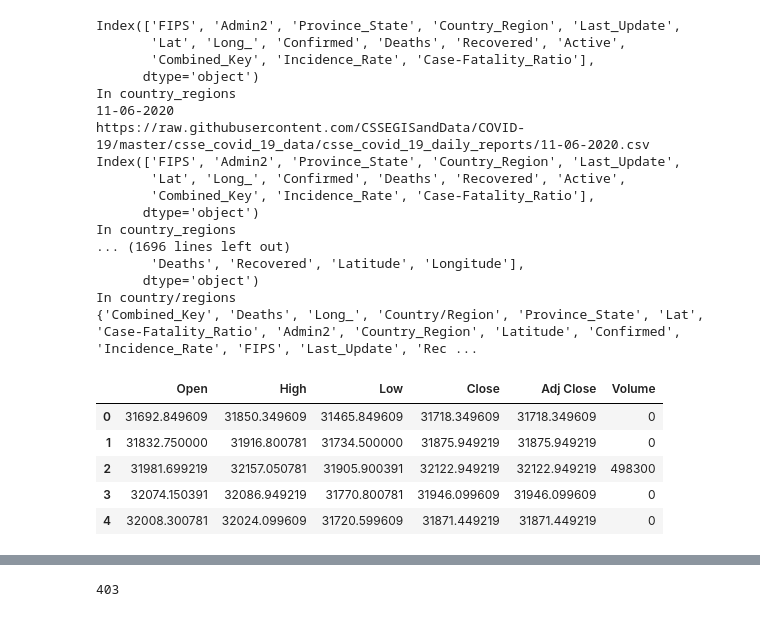
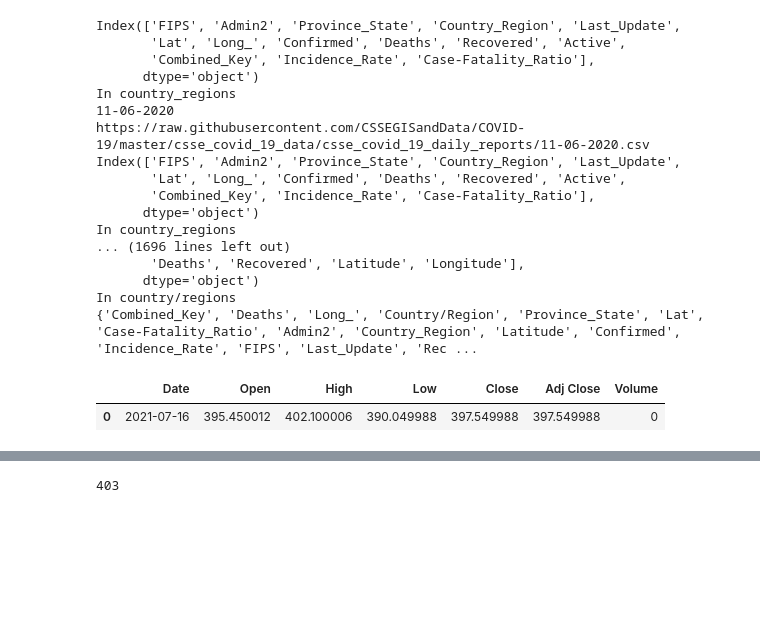
Before and after one commit to imamitsehgal/ThesisLJMU, a Jupyter notebook: ThesisProject.ipynb, the cells around one changed output, grey strips where cells are left out. Drawn from its saved outputs; the diff is of its cells as text; code cells hidden in the pictures; blank space fills up the shorter version.

```diff
--- a/ThesisProject.ipynb
+++ b/ThesisProject.ipynb
@@ -269,13 +264,15 @@ In country_regions
       dtype='object')
 In country/regions
 {'Combined_Key', 'Deaths', 'Long_', 'Country/Region', 'Province_State', 'Lat', 'Case-Fatality_Ratio', 'Admin2', 'Country_Region', 'Latitude', 'Confirmed', 'Incidence_Rate', 'FIPS', 'Last_Update', 'Rec ...
-# %%
-df = pd.read_csv('./ticker_data/^NSEBANK_2021-07-18.csv')
-df.head()
-# %% [output]
-|  | Open | High | Low | Close | Adj Close | Volume |
-| 0 | 31692.849609 | 31850.349609 | 31465.849609 | 31718.349609 | 31718.349609 | 0 |
-| 1 | 31832.750000 | 31916.800781 | 31734.500000 | 31875.949219 | 31875.949219 | 0 |
-| 2 | 31981.699219 | 32157.050781 | 31905.900391 | 32122.949219 | 32122.949219 | 498300 |
-| 3 | 32074.150391 | 32086.949219 | 31770.800781 | 31946.099609 | 31946.099609 | 0 |
-| 4 | 32008.300781 | 32024.099609 | 31720.599609 | 31871.449219 | 31871.449219 | 0 |
+# %%
+nsebankdf = pd.read_csv('./ticker_data/^NSEBANK_2021-07-18.csv')
+#nsebankdf.head()
+nsedf = pd.read_csv('./ticker_data/^NSEI_2021-07-18.csv')
+#nsedf.head()
+cnxitdf = pd.read_csv('./ticker_data/^CNXIT_2021-07-18.csv')
+cnxitdf.head()
+realtydf = pd.read_csv('./ticker_data/^CNXREALTY_2021-07-18.csv')
+realtydf.head()
+# %% [output]
+|  | Date | Open | High | Low | Close | Adj Close | Volume |
+| 0 | 2021-07-16 | 395.450012 | 402.100006 | 390.049988 | 397.549988 | 397.549988 | 0 |
```
Also changed, not shown: parts of 5 cells of this notebook, 1 other file.
